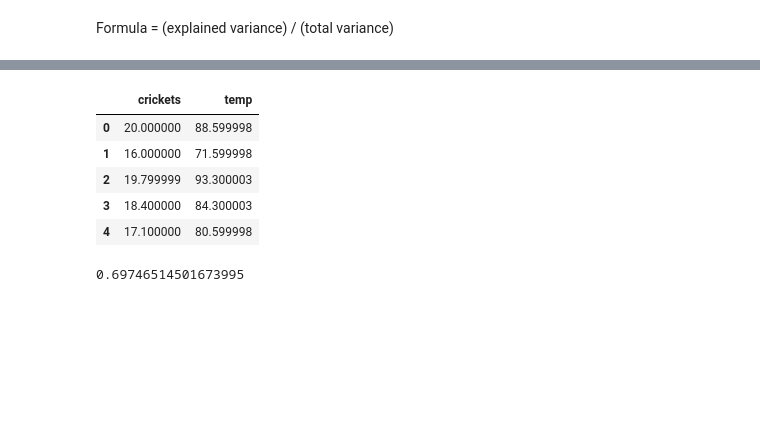
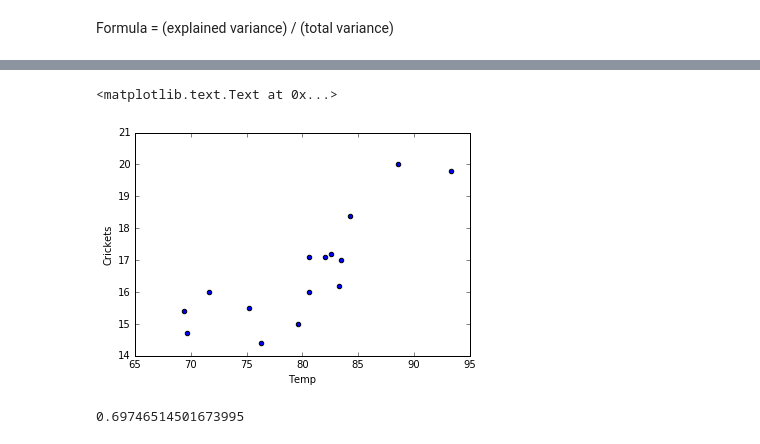
Before and after one commit to sv-github/Data_sci, a Jupyter notebook: lessons/lesson-07/code/starter-code/starter-code-7.ipynb, the cells around one changed output, grey strips where cells are left out. Drawn from its saved outputs; the diff is of its cells as text; code cells hidden in the pictures; blank space fills up the shorter version.

```diff
--- a/lessons/lesson-07/code/starter-code/starter-code-7.ipynb
+++ b/lessons/lesson-07/code/starter-code/starter-code-7.ipynb
@@ -39,13 +39,13 @@ Formula = (explained variance) / (total variance)
 # %%
 wd = '../../data/'
 crickets = pd.read_csv(wd + 'crickets.csv')
 # pd.read_csv('../../crickets_temp.csv')
 crickets.head()
+
+plt.scatter(crickets.temp, crickets.crickets)
+plt.xlabel('Temp')
+plt.ylabel('Crickets')
 # %% [output]
-|  | crickets | temp |
-| 0 | 20.000000 | 88.599998 |
-| 1 | 16.000000 | 71.599998 |
-| 2 | 19.799999 | 93.300003 |
-| 3 | 18.400000 | 84.300003 |
-| 4 | 17.100000 | 80.599998 |
+<matplotlib.text.Text at 0x...>
+[figure, added]
 # %%
```
Also changed, not shown: parts of 31 cells of this notebook, 7 other files.
